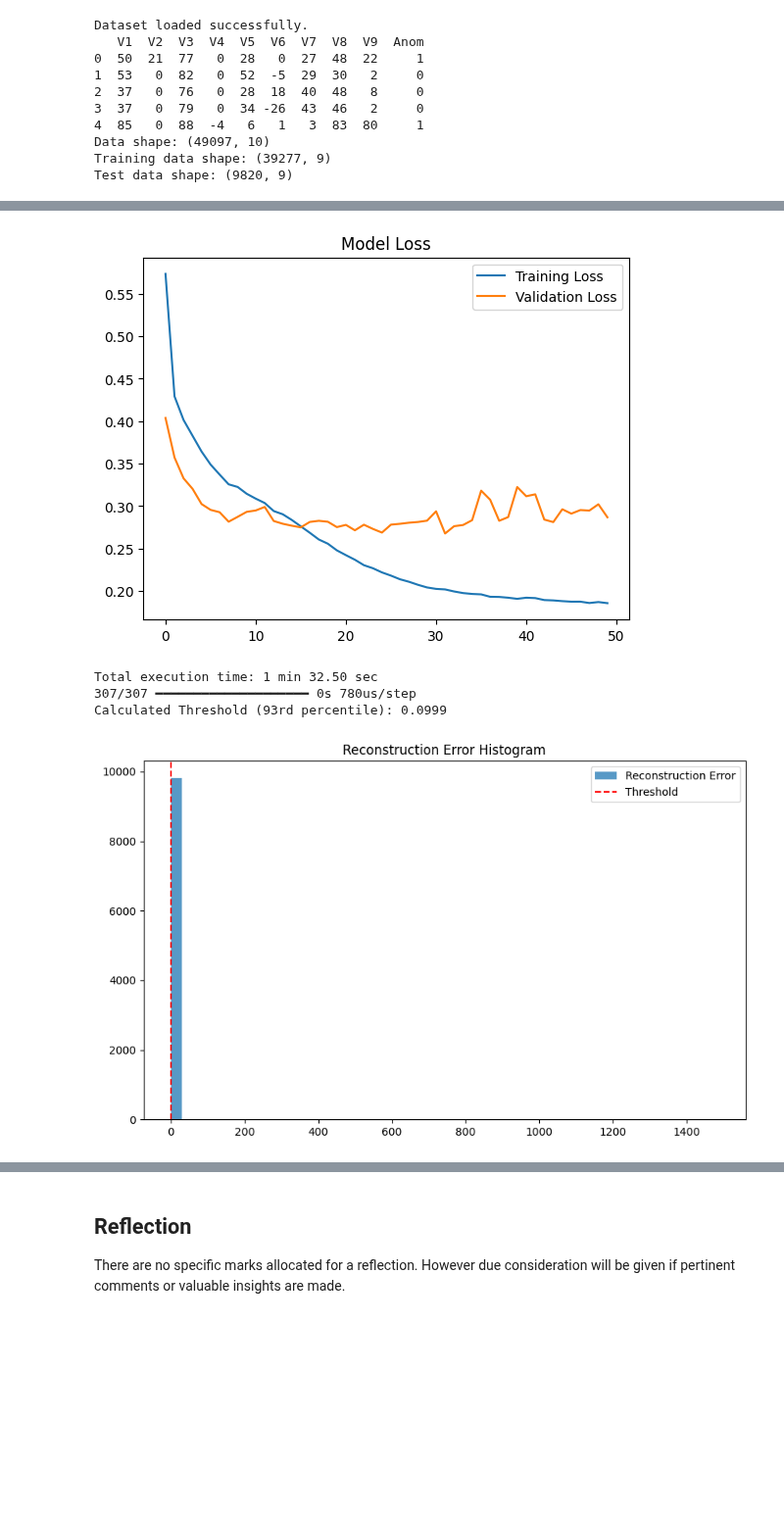
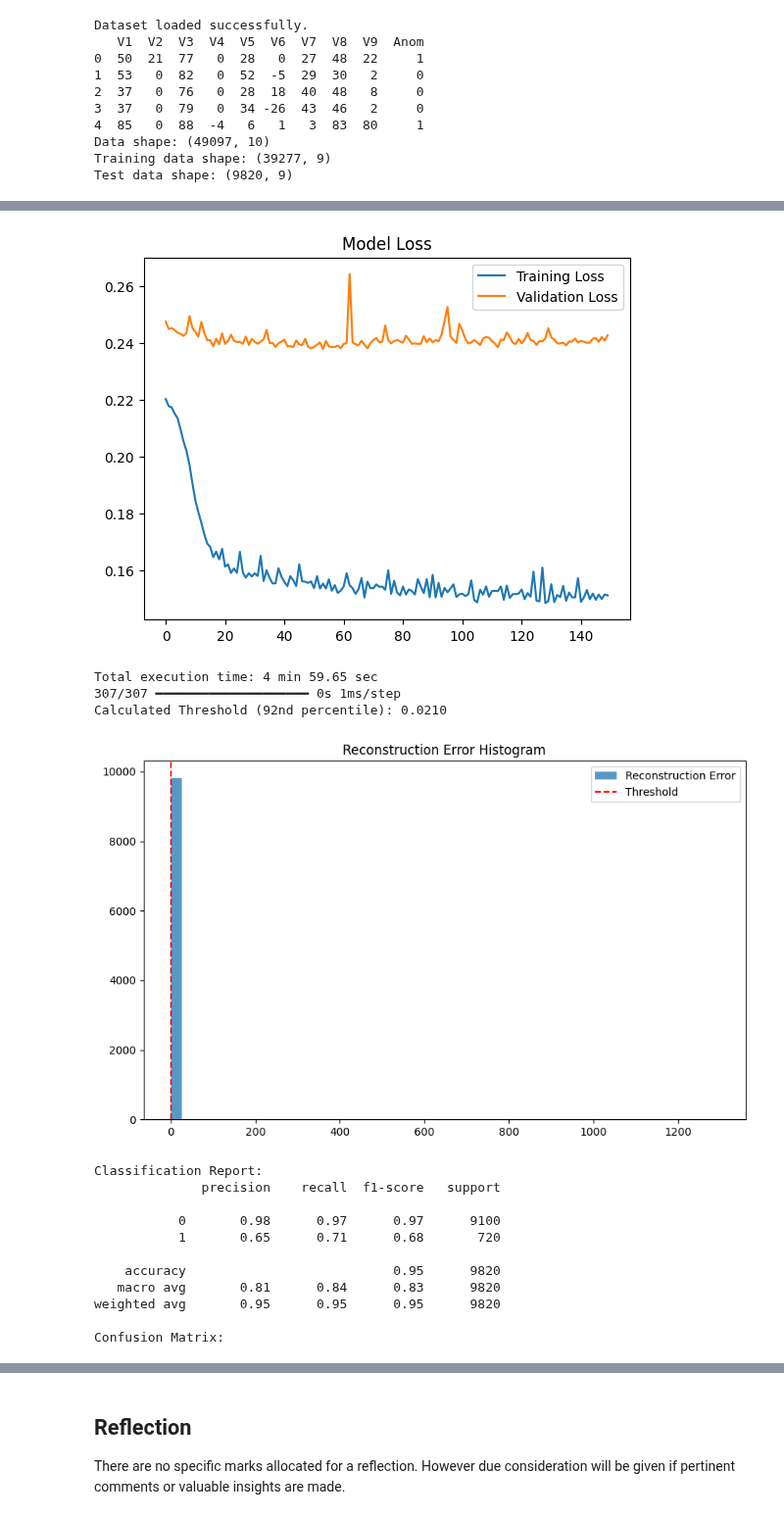
Before and after one commit to barry-clarke/CS5004, a Jupyter notebook: Etivity1_24325082_Tasks1_3.ipynb, the cells around one changed output, grey strips where cells are left out. Shown at 98% size. Saved outputs shown, nothing was run; the diff lists cells and outputs as text; code cells hidden in the pictures; blank space fills up the shorter version.

Commit message:
Starting to move forward - need to keep momentum up to keep the dissertation plate spinning at the same time

```diff
--- a/Etivity1_24325082_Tasks1_3.ipynb
+++ b/Etivity1_24325082_Tasks1_3.ipynb
@@ -196,25 +203,36 @@ Model: "functional"
 import time
 import matplotlib.pyplot as plt
 import numpy as np
+import seaborn as sns
+import tensorflow as tf
+from sklearn.metrics import confusion_matrix, classification_report
 
-# Start the timer to track training duration (as requested by the hint in Task 2)
+# Helper Class: Print progress every 10 epochs to avoid spamming the notebook
+class PrintProgress(tf.keras.callbacks.Callback):
+    def on_epoch_end(self, epoch, logs=None):
+        if (epoch + 1) % 10 == 0:
+            print(f"Epoch {epoch + 1}: loss={logs['loss']:.4f}, val_loss={logs['val_loss']:.4f}")
+
+# Start the timer to track training duration
 start_time = time.time()
 
 # 1. Train the model
 # The model is trained to reconstruct its own input (X -> X).
-# This matches the self-supervised approach seen in 'REF_CNN_AE.ipynb'.
-# Input and Target are both 'X_train_scaled'.
+# Epochs are set to 150. We use our custom callback to monitor progress.
+print("Starting training...")
 history = autoencoder.fit(
     X_train_scaled, X_train_scaled,
-    epochs=50,       # Well within the 1000 epoch limit mentioned in the brief
+    epochs=150,      # Increased from 50 to ensure better convergence
     batch_size=32,
-    shuffle=True,    # Shuffling data is standard practice (seen in Ref Cell 10)
+    shuffle=True,    # Shuffling data is standard practice
     validation_data=(X_test_scaled, X_test_scaled),
-    verbose=1
+    verbose=0,       # Keep silent, let the callback handle the printing
+    callbacks=[PrintProgress()] # <--- This adds the progress updates
 )
+print("Training complete.")
 
 # 2. Plot Training Loss
-# Visualising the loss helps confirm convergence, similar to plots in 'REF_DimRedComparison.ipynb'.
+# Visualising the loss helps confirm convergence, similar to 'REF_DimRedComparison.ipynb'.
 plt.plot(history.history['loss'], label='Training Loss')
 plt.plot(history.history['val_loss'], label='Validation Loss')
 plt.legend()
@@ -224,29 +242,44 @@ plt.show()
 # Stop the timer
 end_time = time.time()
 total_seconds = end_time - start_time
-
-# Convert to minutes and seconds
 minutes, seconds = divmod(total_seconds, 60)
 print(f"Total execution time: {int(minutes)} min {seconds:.2f} sec")
 
 # 3. Anomaly Detection Logic
-# To find the cutoff, the reconstruction error (MSE) for the test set is calculated.
+# Calculate reconstruction error (MSE) for the test set.
 reconstructions = autoencoder.predict(X_test_scaled)
 mse = np.mean(np.power(X_test_scaled - reconstructions, 2), axis=1)
 
 # The instructions state the anomaly rate is ~7%.
-# Therefore, the threshold is set at the 93rd percentile of the error distribution.
-# This logic assumes the highest 7% of errors correspond to the anomalies.
-threshold = np.percentile(mse, 93)
+# A cutoff of the 92nd percentile is used (slightly looser than 93) to improve Recall.
+# This helps catch "borderline" anomalies that might otherwise be missed.
+threshold = np.percentile(mse, 92)
 
-print(f"Calculated Threshold (93rd percentile): {threshold:.4f}")
+print(f"Calculated Threshold (92nd percentile): {threshold:.4f}")
 
-# 4. Visualisation
-# Plotting the histogram to visually verify the separation, as suggested by the task description.
+# 4. Visualisation (Histogram)
+# Plotting the histogram to visually verify the separation.
 plt.figure(figsize=(10, 6))
+
 plt.hist(mse, bins=50, alpha=0.75, label='Reconstruction Error')
 plt.axvline(threshold, color='red', linestyle='--', label='Threshold')
 plt.title('Reconstruction Error Histogram')
 plt.legend()
 plt.show()
+
+# 5. Performance Evaluation
+# To verify performance, samples with error > threshold are classified as Anomalies (1).
+y_pred = [1 if e > threshold else 0 for e in mse]
+
+print("\nClassification Report:")
+print(classification_report(y_test, y_pred))
+
+print("Confusion Matrix:")
+cm = confusion_matrix(y_test, y_pred)
+plt.figure(figsize=(6, 5))
+sns.heatmap(cm, annot=True, fmt='d', cmap='Blues')
+plt.xlabel('Predicted')
+plt.ylabel('Actual')
+plt.title('Confusion Matrix (Task 3)')
+plt.show()
 # %% [output]
@@ -270,5 +303,16 @@ Epoch 50/50
-[figure, old version]
+[figure, new version]
-Total execution time: 1 min 32.50 sec
-307/307 ━━━━━━━━━━━━━━━━━━━━ 0s 780us/step
-Calculated Threshold (93rd percentile): 0.0999
+Total execution time: 4 min 59.65 sec
+307/307 ━━━━━━━━━━━━━━━━━━━━ 0s 1ms/step
+Calculated Threshold (92nd percentile): 0.0210
-[figure, old version]
+[figure, new version]
+Classification Report:
+              precision    recall  f1-score   support
+
+           0       0.98      0.97      0.97      9100
+           1       0.65      0.71      0.68       720
+
+    accuracy                           0.95      9820
+   macro avg       0.81      0.84      0.83      9820
+weighted avg       0.95      0.95      0.95      9820
+
+Confusion Matrix:
```
Also changed, not shown: parts of 3 cells of this notebook.
